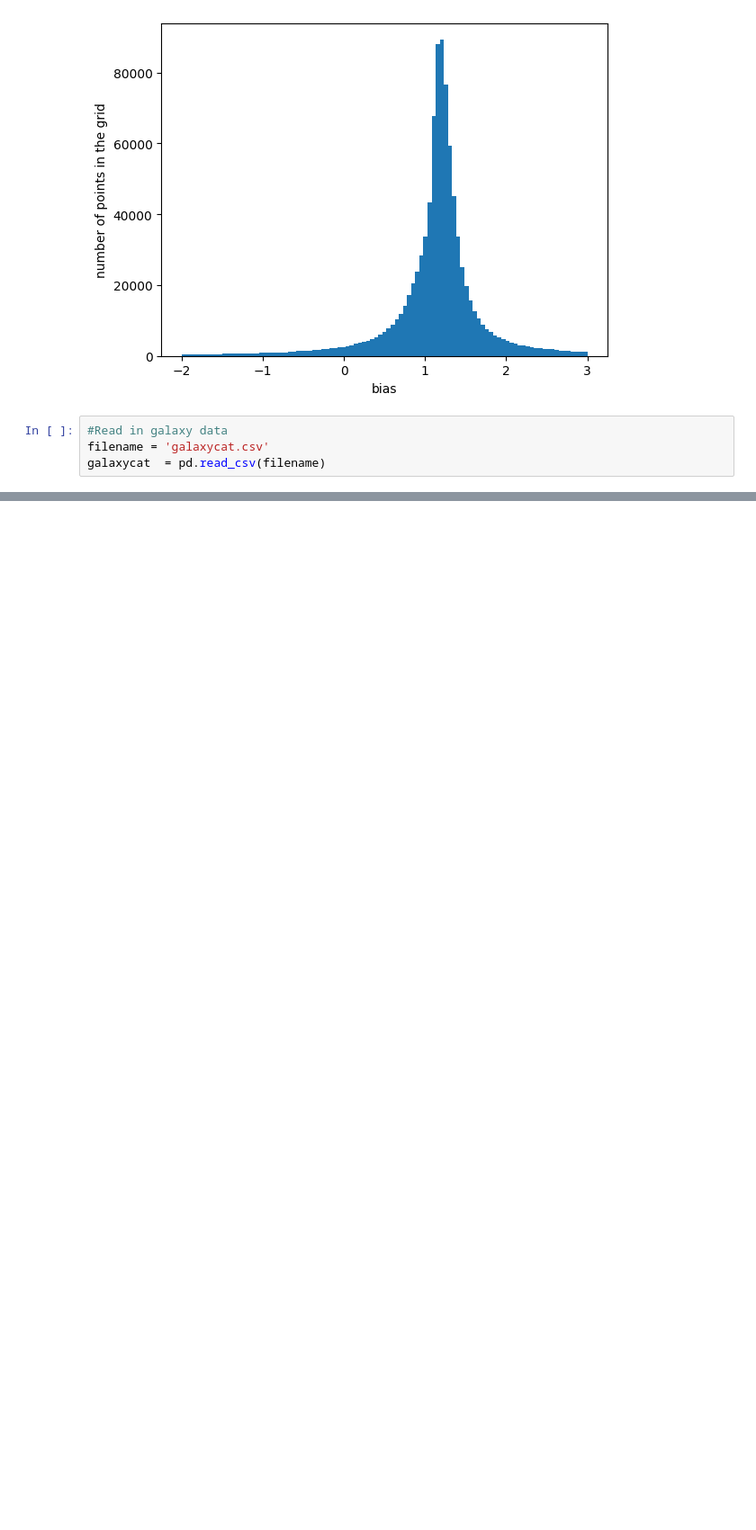
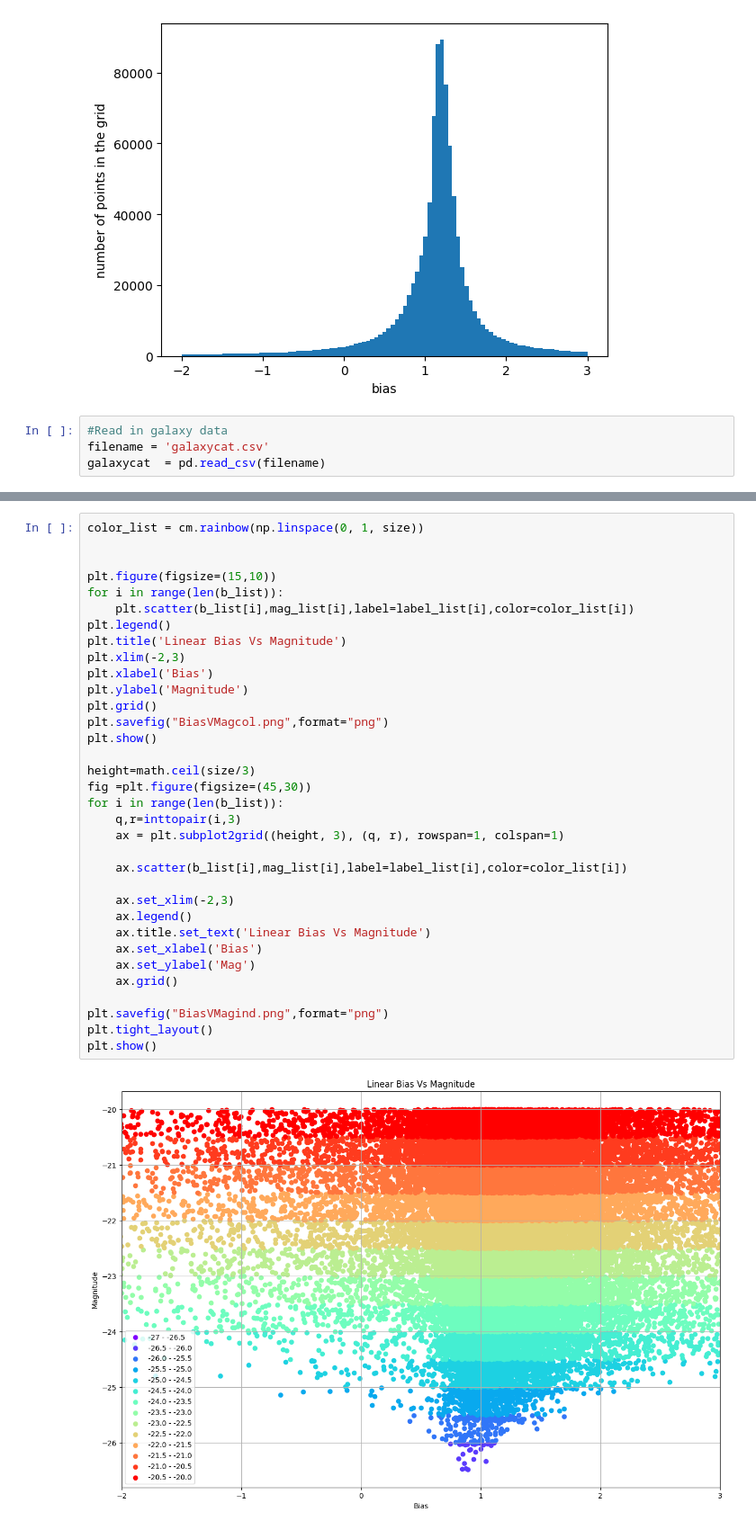
Before and after one commit to PADGE383/Peculiar_Velocities, a Jupyter notebook: Peculiar_Padgett.ipynb, the cells around one changed output, grey strips where cells are left out. Shown at 90% size. Cells and saved outputs as stored; diff of their text form; blank space fills up the shorter version.

```diff
--- a/Peculiar_Padgett.ipynb
+++ b/Peculiar_Padgett.ipynb
@@ -241 +244,37 @@ plt.show()
 [figure]
+# %%
+color_list = cm.rainbow(np.linspace(0, 1, size))
+
+
+plt.figure(figsize=(15,10))
+for i in range(len(b_list)):
+    plt.scatter(b_list[i],mag_list[i],label=label_list[i],color=color_list[i])
+plt.legend()
+plt.title('Linear Bias Vs Magnitude')
+plt.xlim(-2,3)
+plt.xlabel('Bias')
+plt.ylabel('Magnitude')
+plt.grid()
+plt.savefig("BiasVMagcol.png",format="png")
+plt.show()
+
+height=math.ceil(size/3)
+fig =plt.figure(figsize=(45,30))
+for i in range(len(b_list)):
+    q,r=inttopair(i,3)
+    ax = plt.subplot2grid((height, 3), (q, r), rowspan=1, colspan=1)
+
+    ax.scatter(b_list[i],mag_list[i],label=label_list[i],color=color_list[i])
+
+    ax.set_xlim(-2,3)
+    ax.legend()
+    ax.title.set_text('Linear Bias Vs Magnitude')
+    ax.set_xlabel('Bias')
+    ax.set_ylabel('Mag')
+    ax.grid()
+
+plt.savefig("BiasVMagind.png",format="png")
+plt.tight_layout()
+plt.show()
+# %% [output]
+[figure, added]
```
Also changed, not shown: parts of 4 cells of this notebook.
